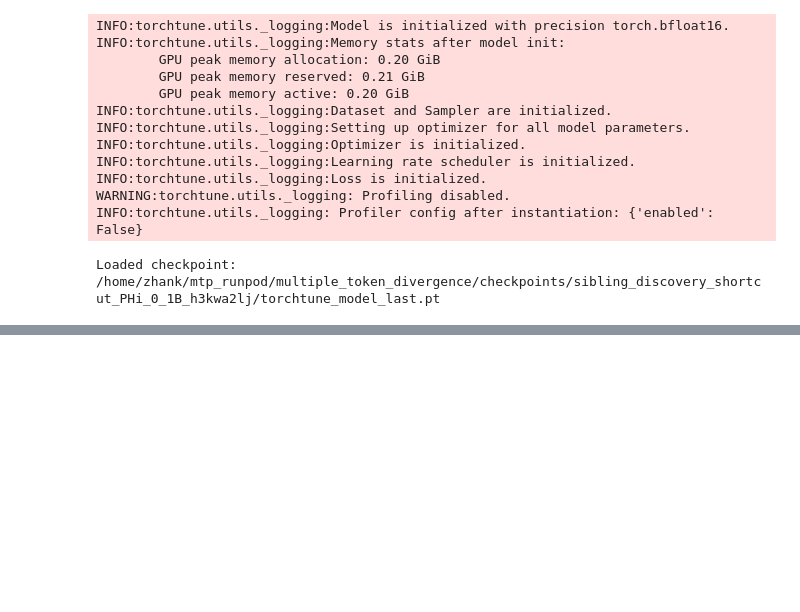
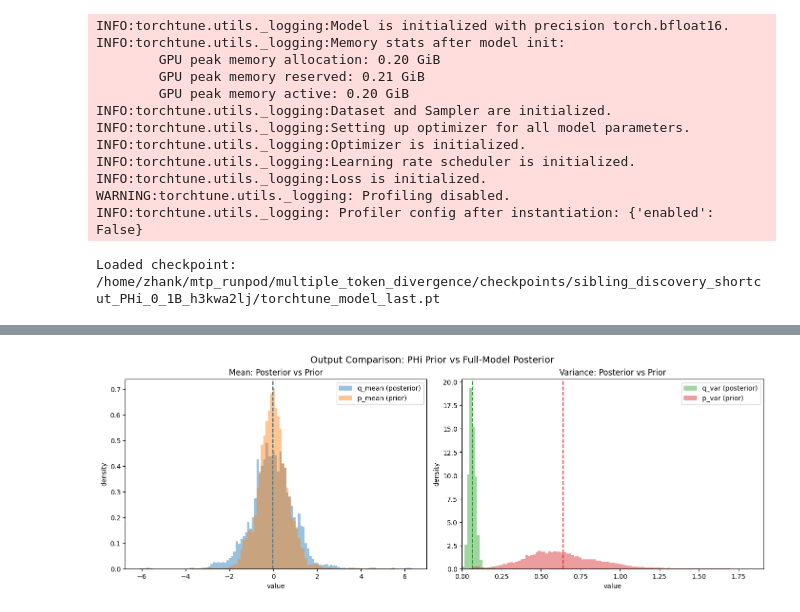
Before and after one commit to kun1887/mtp_runpod, a Jupyter notebook: multiple_token_divergence/evaluation/phi_sibling_eval.ipynb, the cells around one changed output, grey strips where cells are left out. Cells and saved outputs as stored; diff of their text form; code cells hidden in the pictures; blank space fills up the shorter version.

```diff
--- a/multiple_token_divergence/evaluation/phi_sibling_eval.ipynb
+++ b/multiple_token_divergence/evaluation/phi_sibling_eval.ipynb
@@ -293,0 +295,70 @@ plt.show()
+# %%
+# Overlay densities for posterior vs prior: mean and variance.
+import numpy as np
+import matplotlib.pyplot as plt
+
+# Ensure tensors exist; otherwise compute from the current sample.
+if not all(name in globals() for name in ["q_mean_v", "p_mean_v", "q_logvar_v", "p_logvar_v"]):
+    if "sample" not in globals():
+        base_dataset = recipe._dataloader.dataset
+        if hasattr(base_dataset, "ds"):
+            base_dataset = base_dataset.ds
+        base_dataset.split = "validation"
+        sample = base_dataset[0]
+
+    x = torch.tensor(sample["tokens"], dtype=torch.long, device=recipe._device).unsqueeze(0)
+    y = torch.tensor(sample["labels"], dtype=torch.long, device=recipe._device).unsqueeze(0)
+
+    with torch.no_grad():
+        out = recipe._model(tokens=x)
+
+    ignore_index = int(recipe._loss_fn.ignore_index) if hasattr(recipe._loss_fn, "ignore_index") else -100
+    valid_mask = (y != ignore_index)
+
+    def flatten_valid(t):
+        b, s, d = t.shape
+        return t.reshape(b * s, d)[valid_mask.reshape(-1)]
+
+    q_mean_v = flatten_valid(out["q_mean"])
+    p_mean_v = flatten_valid(out["p_mean"])
+    q_logvar_v = flatten_valid(out["q_logvar"])
+    p_logvar_v = flatten_valid(out["p_logvar"])
+
+q_mean_arr = q_mean_v.float().detach().cpu().numpy().ravel()
+p_mean_arr = p_mean_v.float().detach().cpu().numpy().ravel()
+q_var_arr = np.exp(q_logvar_v.float().detach().cpu().numpy().ravel())
+p_var_arr = np.exp(p_logvar_v.float().detach().cpu().numpy().ravel())
+
+fig, axes = plt.subplots(1, 2, figsize=(14, 5), constrained_layout=True)
+
+# Mean overlay
+mean_min = min(q_mean_arr.min(), p_mean_arr.min())
+mean_max = max(q_mean_arr.max(), p_mean_arr.max())
+mean_bins = np.linspace(mean_min, mean_max, 120)
+axes[0].hist(q_mean_arr, bins=mean_bins, density=True, alpha=0.45, color="#1f77b4", label="q_mean (posterior)")
+axes[0].hist(p_mean_arr, bins=mean_bins, density=True, alpha=0.45, color="#ff7f0e", label="p_mean (prior)")
+axes[0].axvline(float(q_mean_arr.mean()), color="#1f77b4", linestyle="--", linewidth=1.5)
+axes[0].axvline(float(p_mean_arr.mean()), color="#ff7f0e", linestyle="--", linewidth=1.5)
+axes[0].set_title("Mean: Posterior vs Prior")
+axes[0].set_xlabel("value")
+axes[0].set_ylabel("density")
+axes[0].legend()
+
+# Variance overlay (use robust upper bound for readability)
+var_min = 0.0
+var_max = float(np.percentile(np.concatenate([q_var_arr, p_var_arr]), 99.9)) * 1.1
+var_bins = np.linspace(var_min, var_max, 120)
+axes[1].hist(q_var_arr, bins=var_bins, density=True, alpha=0.45, color="#2ca02c", label="q_var (posterior)")
+axes[1].hist(p_var_arr, bins=var_bins, density=True, alpha=0.45, color="#d62728", label="p_var (prior)")
+axes[1].axvline(float(q_var_arr.mean()), color="#2ca02c", linestyle="--", linewidth=1.5)
+axes[1].axvline(float(p_var_arr.mean()), color="#d62728", linestyle="--", linewidth=1.5)
+axes[1].set_xlim(var_min, var_max)
+axes[1].set_title("Variance: Posterior vs Prior")
+axes[1].set_xlabel("value")
+axes[1].set_ylabel("density")
+axes[1].legend()
+
+plt.suptitle("Output Comparison: PHi Prior vs Full-Model Posterior", fontsize=14)
+plt.show()
+# %% [output]
+[figure, added]
```
Also changed, not shown: parts of 3 cells of this notebook.
